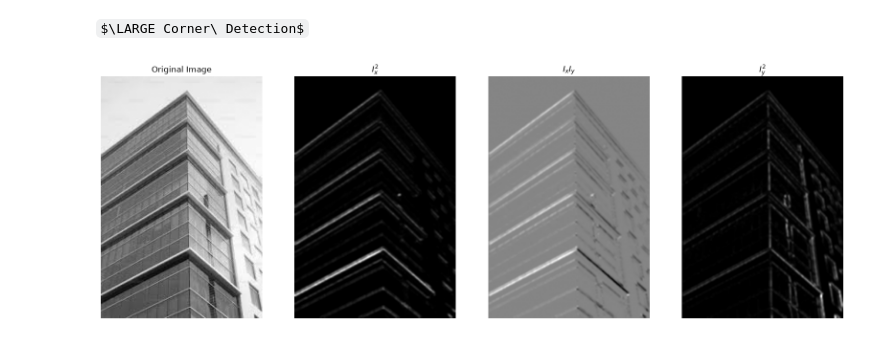
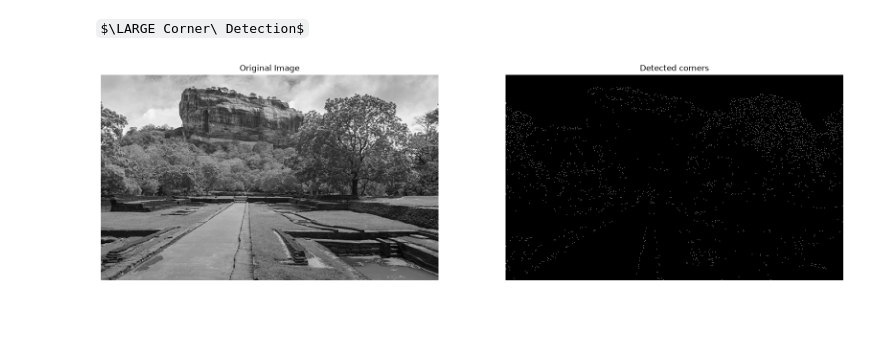
Before and after one commit to codingNR29/Image-processing, a Jupyter notebook: 04 Edges, Corners and Blobs.ipynb, the cells around one changed output. Cells and saved outputs as stored; diff of their text form; code cells hidden in the pictures; some formulas as TeX source; blank space fills up the shorter version.

Commit message:
Harris corner detetion pipeline is done

```diff
--- a/04 Edges, Corners and Blobs.ipynb
+++ b/04 Edges, Corners and Blobs.ipynb
@@ -322,7 +322,7 @@ plt.show()
 $\LARGE Corner\ Detection$
 # %%
 #Loading the sample image
-im = cv.imread('images/Building.jpg', cv.IMREAD_GRAYSCALE)
+im = cv.imread('images/sigiriya.jpg', cv.IMREAD_GRAYSCALE)
 assert im is not None
 
 #Derivative filters
@@ -348,40 +348,59 @@ I_y_y_p = np.multiply(I_y_p, I_y_p)
 I_x_x_s = np.multiply(I_x_s, I_x_s)
 I_x_y_s = np.multiply(I_x_s, I_y_s)
 I_y_y_s = np.multiply(I_y_s, I_y_s)
 
 #Appliyinh gaussian blur window at each pixel
 I_x_x_p_gauss = cv.GaussianBlur(I_x_x_p, (3, 3), 0)
 I_x_y_p_gauss = cv.GaussianBlur(I_x_y_p, (3, 3), 0)
 I_y_y_p_gauss = cv.GaussianBlur(I_y_y_p, (3, 3), 0)
 
 I_x_x_s_gauss = cv.GaussianBlur(I_x_x_s, (3, 3), 0)
 I_x_y_s_gauss = cv.GaussianBlur(I_x_y_s, (3, 3), 0)
 I_y_y_s_gauss = cv.GaussianBlur(I_y_y_s, (3, 3), 0)
 
 #To calculate Corner Response Function
 det_M = np.multiply(I_x_x_p_gauss, I_y_y_p_gauss) - np.multiply(I_x_y_p_gauss, I_x_y_p_gauss)
 trace_M = I_x_x_p_gauss + I_y_y_p_gauss
 
 alpha = 0.04
 
 R = det_M - alpha * np.multiply(trace_M, trace_M)
 
-fig, ax = plt.subplots(1, 4, figsize = (20, 10))
+#Thresholding
+im_thresh = np.copy(R)
+
+threshold = 0.01 * R.max()
+
+low = R < threshold
+
+im_thresh[low] = 0
+
+#Non Maximum Supression from OpneCV
+
+#Dilate the thresholded image (scans a 3x3 window and grabs the max)
+im_thresh_dilated = cv.dilate(im_thresh, np.ones((3,3), np.uint8))
+
+#A pixel is a true corner if its original value matches the dilated value
+is_local_max = (im_thresh == im_thresh_dilated) & (im_thresh > 0)
+
+#Blank image to store corners
+corners = np.zeros_like(im_thresh_dilated)
+
+#Assigning values
+corners[is_local_max] = 255
+
+
+fig, ax = plt.subplots(1, 2, figsize = (20, 20))
 ax[0].imshow(im, cmap = 'grey')
 ax[0].set_title("Original Image")
 
-ax[1].imshow(I_x_x_s_gauss, cmap = 'grey')
-ax[1].set_title("$I_{x}^2$")
-
-ax[2].imshow(I_x_y_s_gauss, cmap = 'grey')
-ax[2].set_title("$I_{x}I_{y}$")
-
-ax[3].imshow(I_y_y_s_gauss, cmap = 'grey')
-ax[3].set_title("$I_{y}^2$")
+ax[1].imshow(corners, cmap = 'grey')
+ax[1].set_title("Detected corners")
 
 for a in ax:
     a.axis('off')
 
+
 plt.show()
 # %% [output]
-[figure, old version]
+[figure, new version]
```
